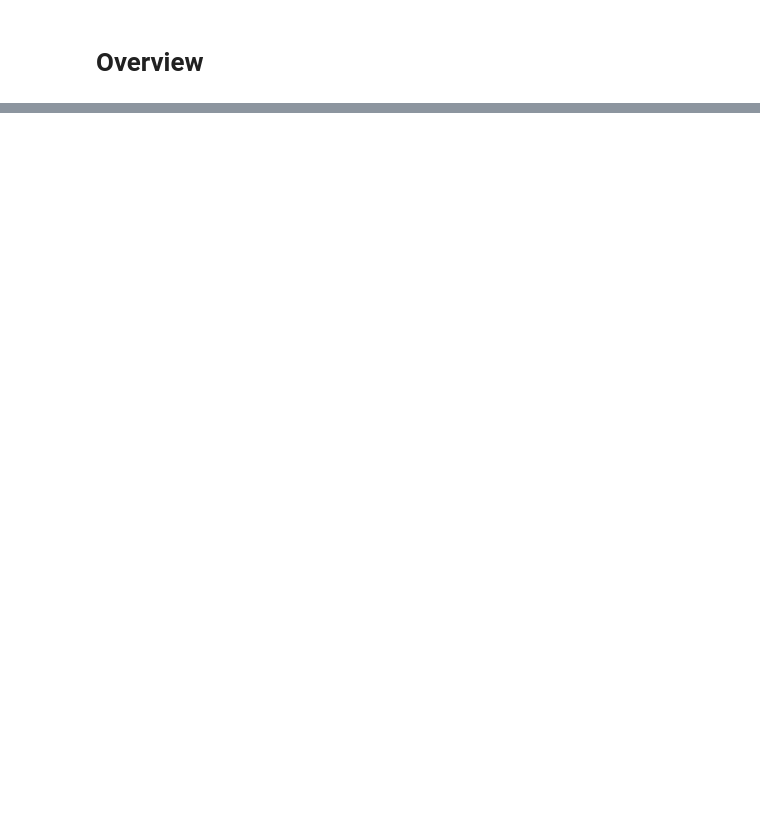
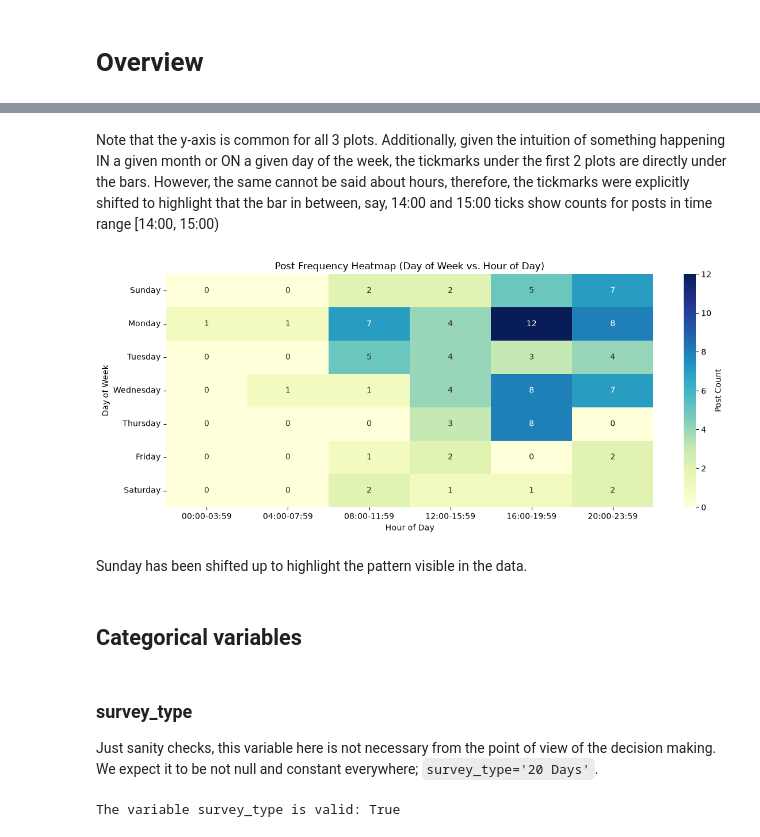
Before and after one commit to WolfgangTheDrug/Churn-analizer, a Jupyter notebook: src/EDA feedback.ipynb, the cells around one changed output, grey strips where cells are left out. Saved outputs shown, nothing was run; the diff lists cells and outputs as text; code cells hidden in the pictures; blank space fills up the shorter version.

Commit message:
analysis of categorical variables started

```diff
--- a/src/EDA feedback.ipynb
+++ b/src/EDA feedback.ipynb
@@ -275,26 +320,46 @@ plt.show()
+# %% [markdown]
+Note that the y-axis is common for all 3 plots. Additionally, given the intuition of something happening IN a given month or ON a given day of the week, the tickmarks under the first 2 plots are directly under the bars. However, the same cannot be said about hours, therefore, the tickmarks were explicitly shifted to highlight that the bar in between, say, 14:00 and 15:00 ticks show counts for posts in time range [14:00, 15:00)
 # %%
-df_clean = df.dropna(subset=['posting_timestamp']).copy()
+df_datetime = df.dropna(subset=['posting_timestamp']).copy()
 
-df_clean['DayOfWeek'] = df_clean['posting_timestamp'].dt.day_name()
+df_datetime['DayOfWeek'] = df_datetime['posting_timestamp'].dt.day_name()
 labels = ['00:00-03:59', '04:00-07:59', '08:00-11:59', '12:00-15:59', '16:00-19:59', '20:00-23:59']
 
-df_clean['Hour_4H'] = pd.cut(
-    df_clean['posting_timestamp'].dt.hour,
+df_datetime['Hour_4H'] = pd.cut(
+    df_datetime['posting_timestamp'].dt.hour,
     bins=[-1, 3, 7, 11, 15, 19, 23],
     labels=labels
 )
 
 day_order = ['Sunday', 'Monday', 'Tuesday', 'Wednesday', 'Thursday', 'Friday', 'Saturday']
 
 heatmap_data = pd.crosstab(
-    df_clean['DayOfWeek'],
-    df_clean['Hour_4H']
+    df_datetime['DayOfWeek'],
+    df_datetime['Hour_4H']
 ).reindex(day_order)
 
 plt.figure(figsize=(12, 5))
 sns.heatmap(heatmap_data, cmap='YlGnBu', annot=True, fmt='d', cbar_kws={'label': 'Post Count'})
 plt.title('Post Frequency Heatmap (Day of Week vs. Hour of Day)')
 plt.xlabel('Hour of Day')
 plt.ylabel('Day of Week')
 plt.tight_layout()
 plt.show()
+# %% [output]
+[figure, added]
+# %% [markdown]
+Sunday has been shifted up to highlight the pattern visible in the data.
+# %% [markdown]
+## Categorical variables
+# %% [markdown]
+### survey_type
+
+Just sanity checks, this variable here is not necessary from the point of view of the decision making. We expect it to be not null and constant everywhere; `survey_type='20 Days'`.
+# %%
+st = df['survey_type']
+is_valid = (st.eq('20 Days')).all()
+print(f'''
+The variable survey_type is valid: {is_valid}
+''')
+# %% [output]
+The variable survey_type is valid: True
```
Also changed, not shown: parts of 7 cells of this notebook.
